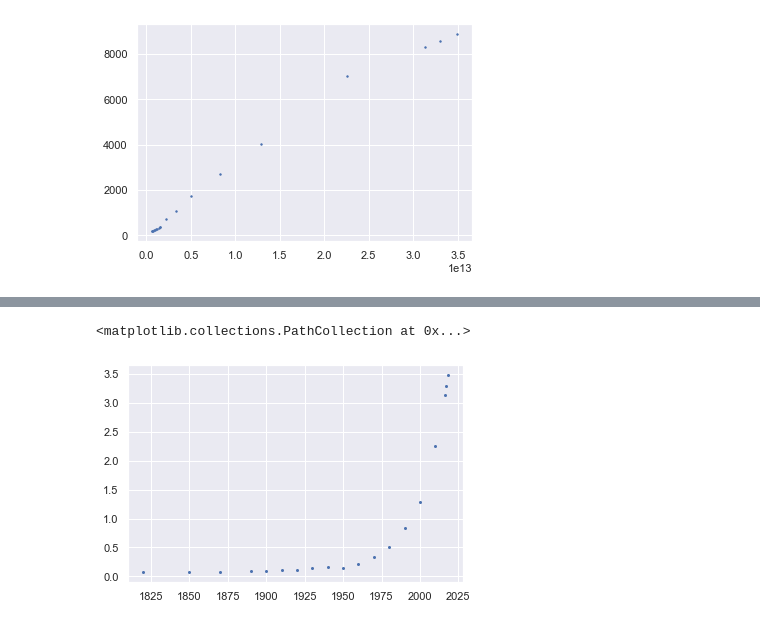
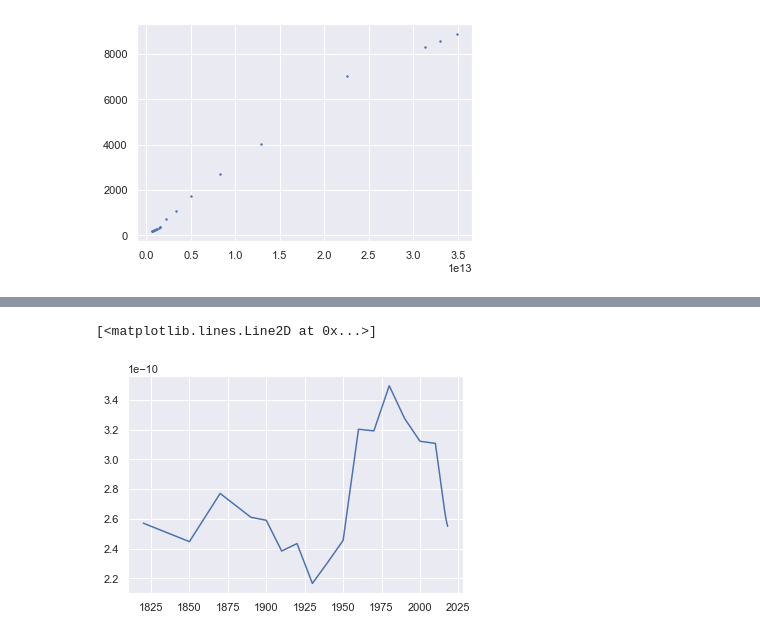
Before and after one commit to leatrin/EnergyLimits, a Jupyter notebook: Codes/asia.ipynb, the cells around one changed output, grey strips where cells are left out. Saved outputs shown, nothing was run; the diff lists cells and outputs as text; code cells hidden in the pictures.

```diff
--- a/Codes/asia.ipynb
+++ b/Codes/asia.ipynb
@@ -32,5 +72,5 @@ plt.plot(yplot, reg.hyp_lin_lin(yplot, 0.2*100000, 1997, 100,250,  1990, 2000))
 # %%
-plt.scatter(year, gdp/10**13, s=4)
+plt.plot(year, energy/gdp)
 # %% [output]
-<matplotlib.collections.PathCollection at 0x...>
+[<matplotlib.lines.Line2D at 0x...>]
-[figure, old version]
+[figure, new version]
```
Also changed, not shown: parts of 6 cells of this notebook, 23 other files.
